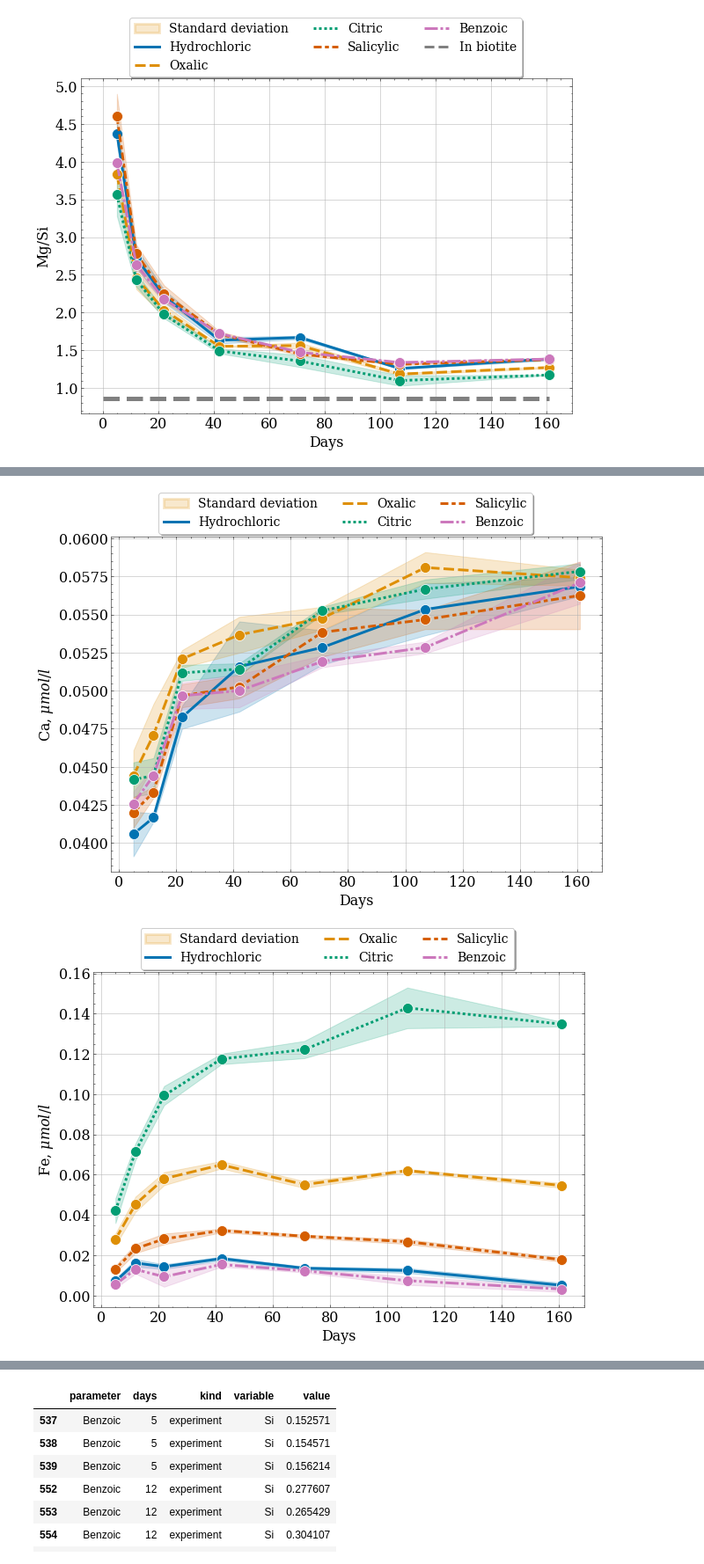
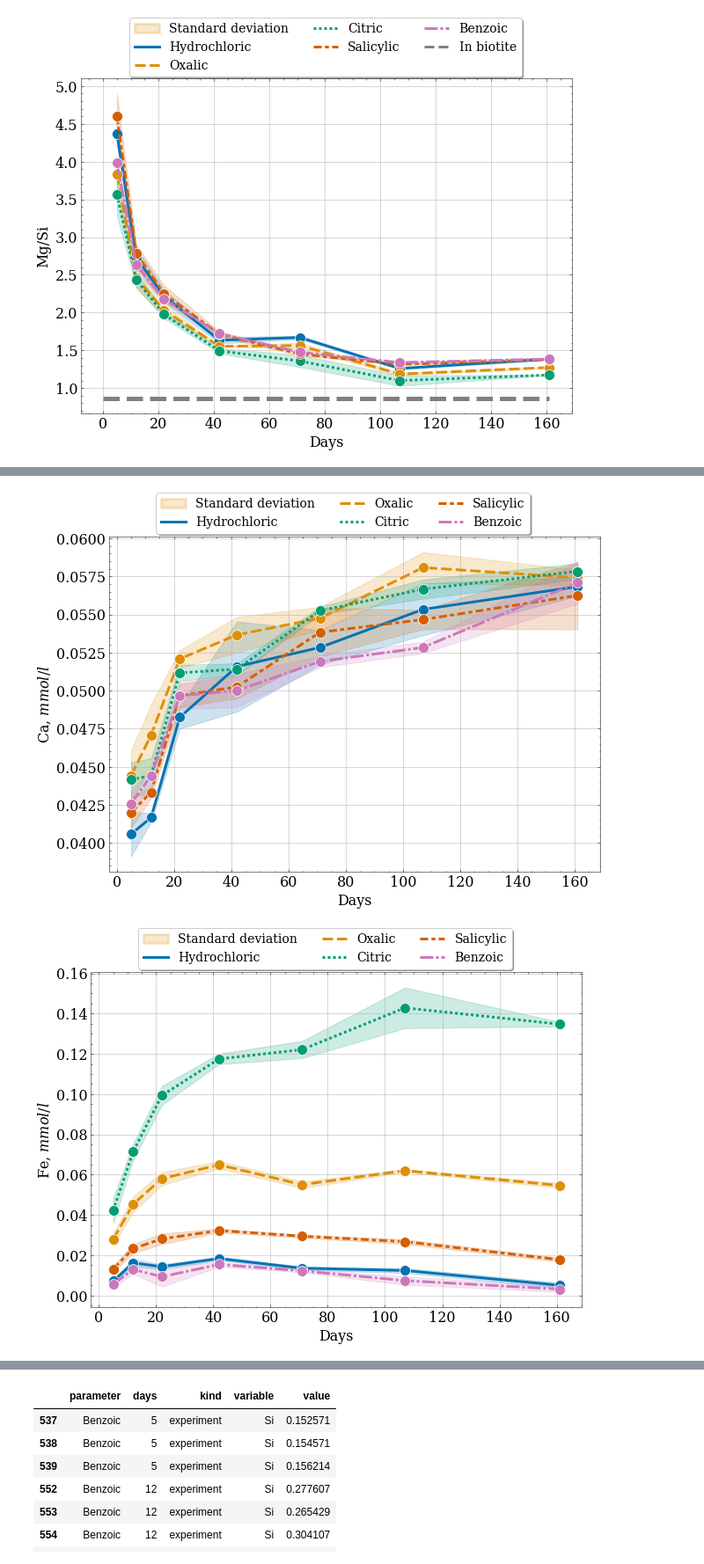
Before and after one commit to mishagrol/clay_minerals, a Jupyter notebook: notebooks/DataAnalysis.ipynb, the cells around one changed output, grey strips where cells are left out. Shown at 88% size. Drawn from its saved outputs; the diff is of its cells as text; code cells hidden in the pictures.

```diff
--- a/notebooks/DataAnalysis.ipynb
+++ b/notebooks/DataAnalysis.ipynb
@@ -148,37 +148,37 @@ for i, element in enumerate(elements):
                  marker='o',
                  markersize=12,
                  data=df,
-                 ci='sd',
+                 errorbar='sd',
 #                  ci = ('ci', 0.95),
                  estimator='mean',
                  style = 'parameter',
                  linewidth = 3,
                  hue='parameter',
                  ax=ax
                 )
     ax.grid()
     ax.collections[1].set_label('Standard deviation')
     leg=ax.legend(frameon=True,
                bbox_to_anchor=(0.87, 1.15),
                fontsize=14,
                ncol=3,
                shadow=True,)
 
 #     leg = ax.legend()
-    ax.set_ylabel(element+', ${\mu}mol/l$')
+    ax.set_ylabel(element+', $mmol/l$')
     ax.set_xlabel('Days')
     for i in leg.legendHandles:
         i.set_linewidth(3)
     fname = os.path.join(folder, element+'.png')
-#     plt.savefig(fname,  dpi=300)
+    plt.savefig(fname,  dpi=300)
     plt.show()
 #     break
 # plt.tight_layout()
 # plt.show()
 # %% [output]
 [figure]
 [figure]
-[figure, old version]
+[figure, new version]
 [figure]
 [figure]
 [figure]
```
Also changed, not shown: parts of 12 cells of this notebook.
